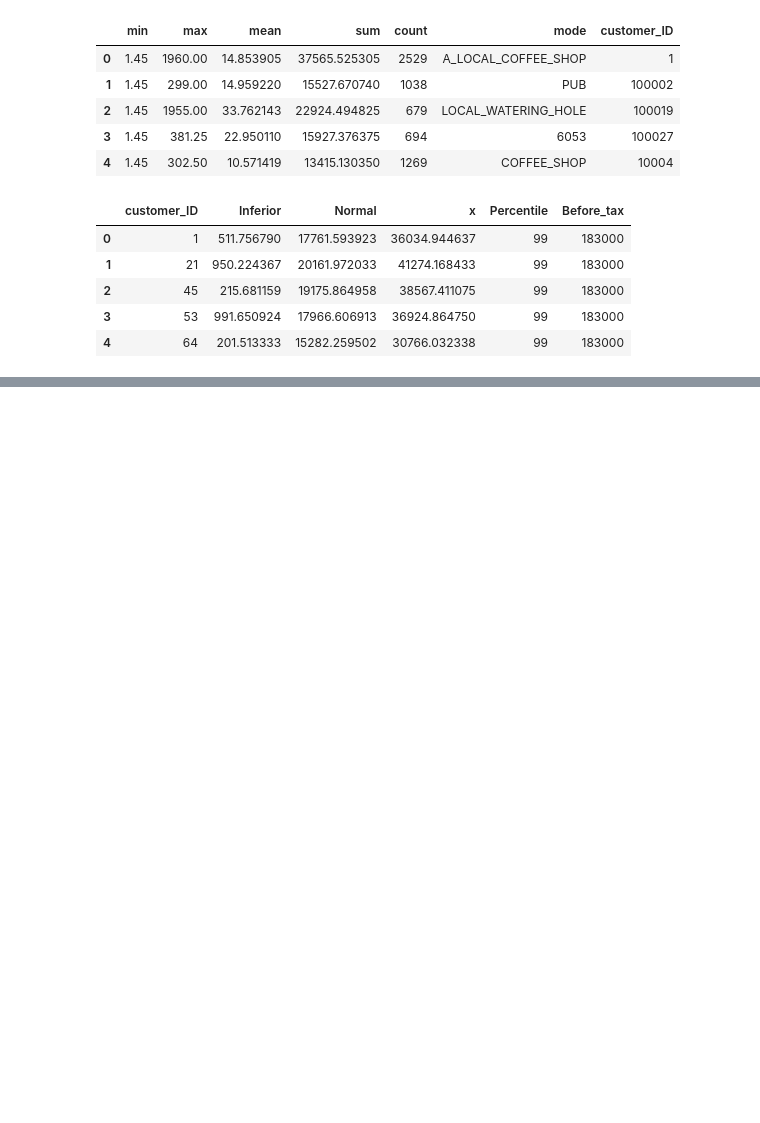
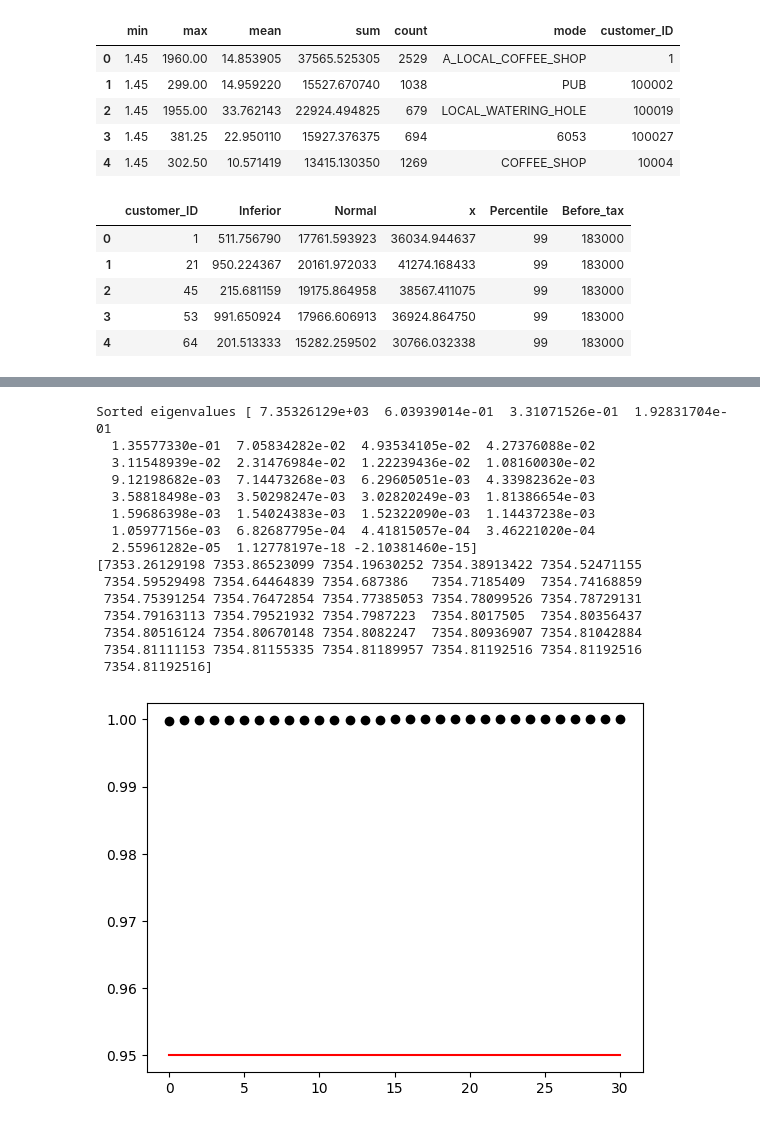
Before and after one commit to qt22010/DSMP-Grp24-, a Jupyter notebook: Sasha/Post-income-prediction_clusterring.ipynb, the cells around one changed output, grey strips where cells are left out. Cells and saved outputs as stored; diff of their text form; code cells hidden in the pictures; blank space fills up the shorter version.

```diff
--- a/Sasha/Post-income-prediction_clusterring.ipynb
+++ b/Sasha/Post-income-prediction_clusterring.ipynb
@@ -55,6 +55,7 @@ df['dayOfWeek'] = pd.to_datetime(df['date']).dt.day_name()
 df['Weekday'] = df['dayOfWeek'].map(lambda x: 1 if x in ['Monday', 'Tuesday', 'Wednesday', 'Thursday', 'Friday']  else 0)
 df = df.drop(columns=['dayOfWeek'])
 df = pd.concat([df.drop('Categorised', 1), pd.get_dummies(df.Categorised).mul(1)], axis=1)
+df = pd.concat([df.drop('type_', 1), pd.get_dummies(df.type_).mul(1)], axis=1)
 df = df.rename(columns={'from_account':'customer_ID'})
 df = df.dropna(subset=['customer_ID'])
 df['customer_ID'] = df['customer_ID'].astype(int)
@@ -71,0 +63,17 @@ df.head()
+# %%
+df_pca  = df.loc[:, ~df.columns.isin(['customer_ID', 'to_account', 'date', 'transaction_ID'])]
+del df
+# %%
+from numpy import linalg as LA
+data = df_pca.to_numpy()
+ncols = data.shape[1]
+
+X = data[:,0:ncols-1]
+label = data[:,ncols-1]
+
+Sigma = np.cov(X.T)
+
+
+eval, evec = LA.eig(Sigma)
+
+print (eval)
@@ -71,0 +89,33 @@ df.head()
+# %%
+#Sort the eigenvalues - should also reorder the eigenvectors if applying them
+sorted_eval = np.sort(eval)
+eval = sorted_eval[::-1]  # reverse the order so that it is decreasing
+print("Sorted eigenvalues " + str(eval))
+cumuleval = np.cumsum(eval)
+print(cumuleval)
+total = np.sum(eval)
+cumuleval = cumuleval/total
+
+# Plot cumulative sum of eigenvalues with a threshold at 0.95
+plt.figure(3)
+plt.plot(cumuleval, 'ok')
+xvals = range(data.shape[1] - 1)
+plt.plot(xvals, 0.95*np.ones(np.shape(eval)), 'r-')
+plt.show()
+# %% [output]
+Sorted eigenvalues [ 7.35326129e+03  6.03939014e-01  3.31071526e-01  1.92831704e-01
+  1.35577330e-01  7.05834282e-02  4.93534105e-02  4.27376088e-02
+  3.11548939e-02  2.31476984e-02  1.22239436e-02  1.08160030e-02
+  9.12198682e-03  7.14473268e-03  6.29605051e-03  4.33982362e-03
+  3.58818498e-03  3.50298247e-03  3.02820249e-03  1.81386654e-03
+  1.59686398e-03  1.54024383e-03  1.52322090e-03  1.14437238e-03
+  1.05977156e-03  6.82687795e-04  4.41815057e-04  3.46221020e-04
+  2.55961282e-05  1.12778197e-18 -2.10381460e-15]
+[7353.26129198 7353.86523099 7354.19630252 7354.38913422 7354.52471155
+ 7354.59529498 7354.64464839 7354.687386   7354.7185409  7354.74168859
+ 7354.75391254 7354.76472854 7354.77385053 7354.78099526 7354.78729131
+ 7354.79163113 7354.79521932 7354.7987223  7354.8017505  7354.80356437
+ 7354.80516124 7354.80670148 7354.8082247  7354.80936907 7354.81042884
+ 7354.81111153 7354.81155335 7354.81189957 7354.81192516 7354.81192516
+ 7354.81192516]
+[figure, added]
```
Also changed, not shown: parts of 3 cells of this notebook, 3 other files.
